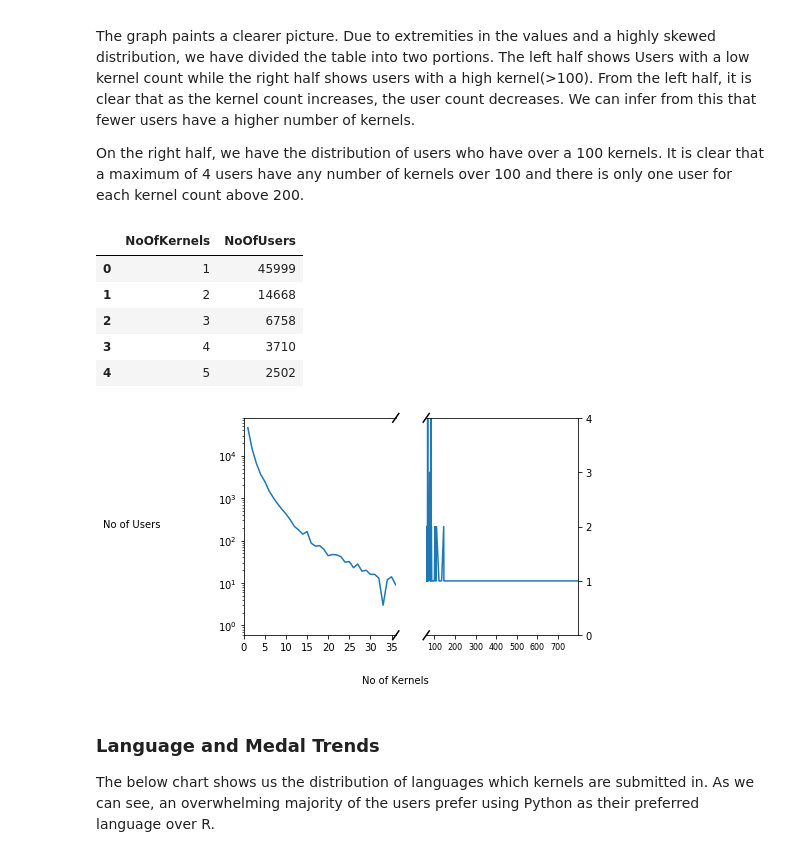
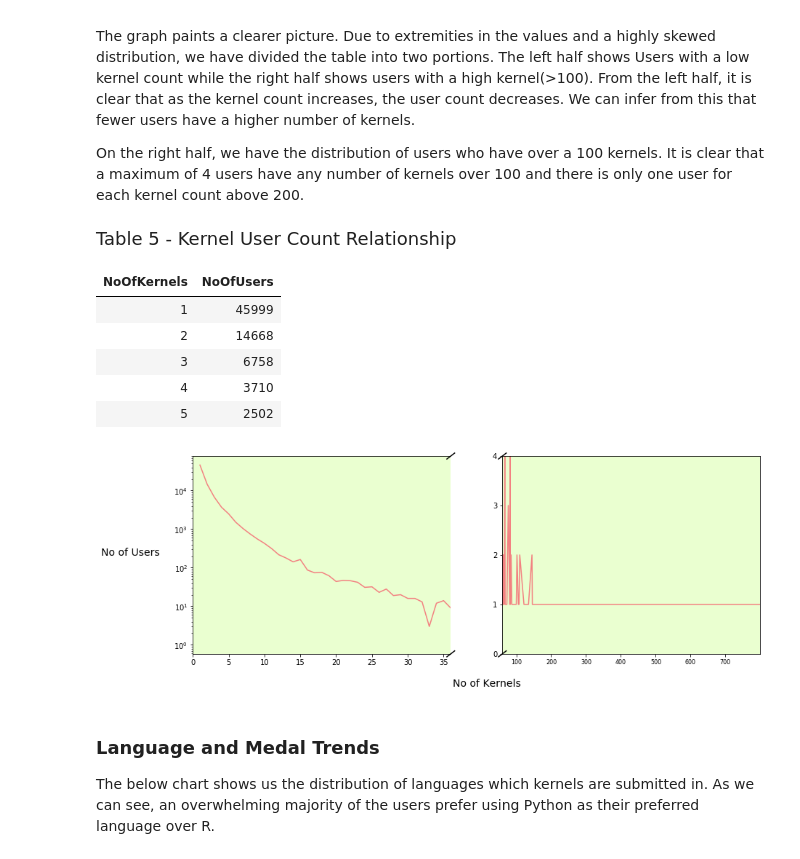
Before and after one commit to aravindpanil/Recommender, a Jupyter notebook: Kernels/Aravind_EDA.ipynb, the cells around one changed output. Cells and saved outputs as stored; diff of their text form; code cells hidden in the pictures.

```diff
--- a/Kernels/Aravind_EDA.ipynb
+++ b/Kernels/Aravind_EDA.ipynb
@@ -26,6 +28,9 @@ $( document ).ready(code_toggle);
 <a href="javascript:code_toggle()">Code</a>.''')
 # %% [output]
 [interactive output not drawn]
+# %%
+plt.rcParams['axes.facecolor'] = '#EAffd0'
+plt.rcParams['axes.prop_cycle'] = plt.cycler(color = ['#f38181','#95e1d3','#fce38a'])
 # %% [markdown]
 # EXPLORATORY DATA ANALYSIS
 
@@ -152,58 +153,59 @@ The below table shows the number of kernels with respect to number of users. We
   On the right half, we have the distribution of users who have over a 100 kernels. It is clear that a maximum of 4 users have any number of kernels over 100 and there is only one user for each kernel count above 200.
 # %%
 #Number of kernels wrt Users
-user_kernel_no = kernels['AuthorUserId'].value_counts().reset_index()
-user_kernel_no.columns = ['AuthorUserId','NumberOfKernels']
-KernelCount = user_kernel_no['NumberOfKernels'].value_counts().reset_index()
-KernelCount.columns = ['NoOfKernels','NoOfUsers']
-KernelCount = KernelCount.sort_values('NoOfKernels')
-KernelCount.head()
+temp = kernels['AuthorUserId'].value_counts().reset_index()
+temp.columns = ['AuthorUserId','NumberOfKernels']
+temp = temp['NumberOfKernels'].value_counts().reset_index()
+temp.columns = ['NoOfKernels','NoOfUsers']
+temp = temp.sort_values('NoOfKernels')
+display(HTML('<font size="4">Table 5 - Kernel User Count Relationship</font>'))
+display(HTML(temp.head().to_html(index=False)))
 # %% [output]
+Table 5 - Kernel User Count Relationship
-|  | NoOfKernels | NoOfUsers |
-| 0 | 1 | 45999 |
-| 1 | 2 | 14668 |
-| 2 | 3 | 6758 |
-| 3 | 4 | 3710 |
-| 4 | 5 | 2502 |
+| NoOfKernels | NoOfUsers |
+| 1 | 45999 |
+| 2 | 14668 |
+| 3 | 6758 |
+| 4 | 3710 |
+| 5 | 2502 |
 # %%
 #Graph for Kernel Count per User Count
-#type(KernelCount)
-fig,(ax,ax2) = plt.subplots(1,2)
+fig2,(ax,ax2) = plt.subplots(1,2,figsize = (14,5))
+
+ax.plot(temp.NoOfKernels,temp.NoOfUsers)
+ax2.plot(temp.NoOfKernels,temp.NoOfUsers)
 
 #Setup break in graph
 ax.set_xlim(0,36)
 ax2.set_xlim(60,800)
 ax2.set_ylim(0,3)
 ax.spines['right'].set_visible(False)
-ax2.spines['left'].set_visible(False)
-ax.yaxis.tick_left()
-ax.tick_params(labelright=False)
-ax2.yaxis.tick_right()
 ax.set_yscale('log')
 
 #Set ticks
 ax.xaxis.set_ticks(np.arange(0, 36, 5))
 ax2.xaxis.set_ticks(np.arange(100, 800, 100))
+ax2.yaxis.set_ticks(np.arange(0, 5, 1))
 ax2.tick_params(axis = 'x', which = 'major', labelsize = 8)
-ax2.yaxis.set_ticks(np.arange(0, 5, 1))
+
 
 #Set small dash to show break
-d = .02
+d = .015
 kwargs = dict(transform=ax.transAxes, color='k', clip_on=False)
 ax.plot((1-d,1+d), (-d,+d), **kwargs)
 ax.plot((1-d,1+d),(1-d,1+d), **kwargs)
 kwargs.update(transform=ax2.transAxes)
 ax2.plot((-d,+d), (1-d,1+d), **kwargs)
 ax2.plot((-d,+d), (-d,+d), **kwargs)
 
-#Axis Labels
-ax.plot(KernelCount.NoOfKernels,KernelCount.NoOfUsers)
-ax2.plot(KernelCount.NoOfKernels,KernelCount.NoOfUsers)
-fig.text(0.4,-0.04,'No of Kernels')
-fig.text(-0.20,0.5,'No of Users')
+
+
+fig2.text(0.48,0,'No of Kernels',fontsize=14)
+fig2.text(0,0.5,'No of Users',fontsize=14)
+plt.savefig('fig2.png',bbox_inches='tight')
 plt.show()
 # %% [output]
-[figure, old version]
+[figure, new version]
 # %% [markdown]
 ### Language and Medal Trends
 
```
Also changed, not shown: parts of 26 cells of this notebook.
